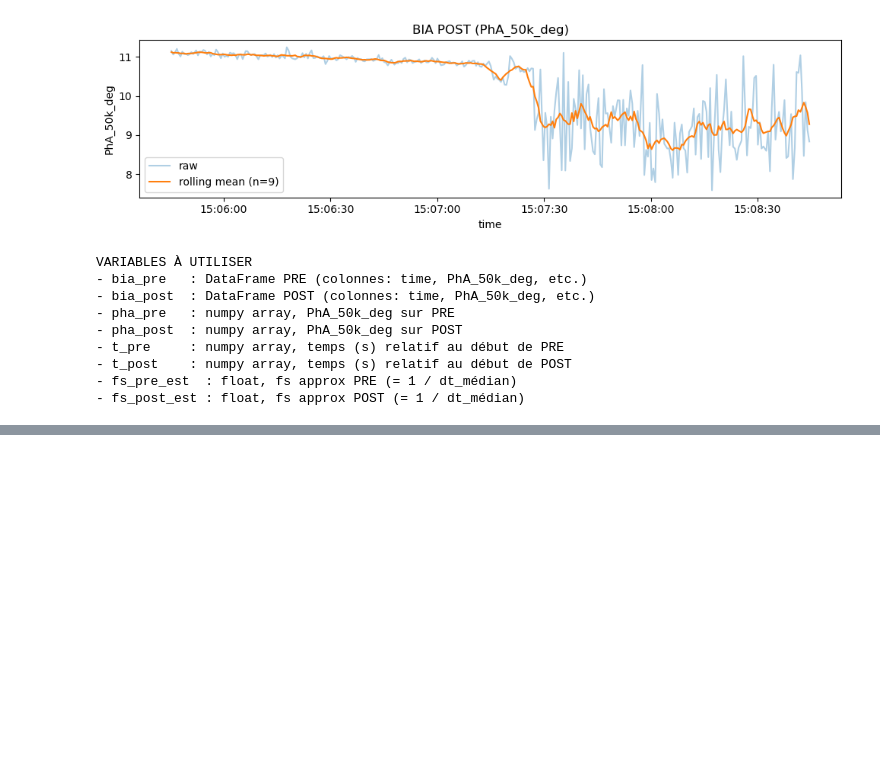
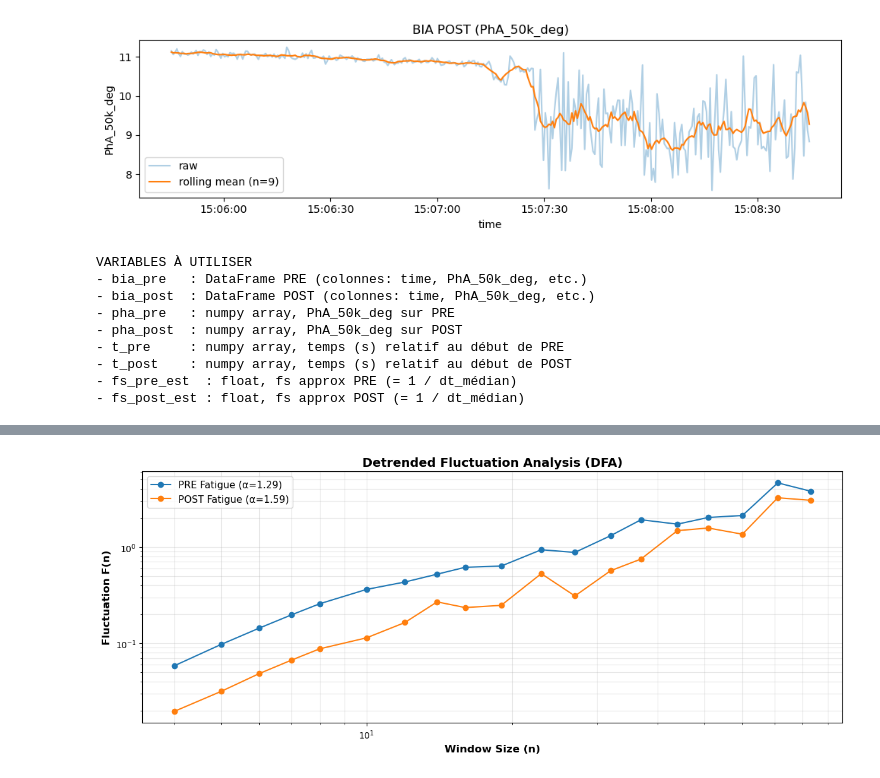
Before and after one commit to lucassavona85-png/Time-Series, a Jupyter notebook: code/Time Serie Raw data import.ipynb, the cells around one changed output, grey strips where cells are left out. Cells and saved outputs as stored; diff of their text form; code cells hidden in the pictures; blank space fills up the shorter version.

```diff
--- a/code/Time Serie Raw data import.ipynb
+++ b/code/Time Serie Raw data import.ipynb
@@ -1199,0 +451,99 @@ SUMMARY OF CORRECTIONS APPLIED:
+# %%
+def dfa_analysis(signal, min_scale=4, max_scale=None, num_scales=20):
+    """
+    Perform Detrended Fluctuation Analysis (DFA)
+
+    Algorithm:
+    1. Integrate the signal (cumulative sum after removing mean)
+    2. Divide into non-overlapping windows of size n
+    3. Fit a polynomial trend in each window and calculate residuals
+    4. Calculate RMS fluctuation F(n) for each window size
+    5. Plot log(F(n)) vs log(n) → slope = scaling exponent α
+
+    Parameters:
+    - signal: 1D array
+    - min_scale: Minimum window size
+    - max_scale: Maximum window size (default: len(signal)//4)
+    - num_scales: Number of scales to analyze
+
+    Returns:
+    - alpha: DFA scaling exponent
+    - scales: Array of window sizes
+    - fluctuations: Array of fluctuation values F(n)
+    """
+    N = len(signal)
+
+    if max_scale is None:
+        max_scale = N // 4
+
+    # Step 1: Integrate the signal (cumulative sum of mean-centered signal)
+    signal_mean = np.mean(signal)
+    y = np.cumsum(signal - signal_mean)
+
+    # Step 2: Define window sizes (scales) logarithmically
+    scales = np.unique(np.logspace(np.log10(min_scale), np.log10(max_scale),
+                                    num=num_scales, dtype=int))
+
+    fluctuations = []
+
+    for scale in scales:
+        # Step 3: Divide into non-overlapping segments
+        num_segments = N // scale
+
+        if num_segments < 1:
+            continue
+
+        # Trim to fit complete segments
+        y_trimmed = y[:num_segments * scale]
+
+        # Reshape into segments
+        segments = y_trimmed.reshape((num_segments, scale))
+
+        # Step 4: Detrend each segment (fit linear trend and compute residuals)
+        fluctuation_sum = 0
+        for segment in segments:
+            # Fit polynomial (order 1 = linear detrending)
+            x_seg = np.arange(scale)
+            coeffs = np.polyfit(x_seg, segment, 1)
+            trend = np.polyval(coeffs, x_seg)
+
+            # Residuals
+            residuals = segment - trend
+
+            # RMS of residuals
+            fluctuation_sum += np.sum(residuals ** 2)
+
+        # Step 5: Average fluctuation for this scale
+        F_n = np.sqrt(fluctuation_sum / (num_segments * scale))
+        fluctuations.append(F_n)
+
+    scales = np.array(scales[:len(fluctuations)])
+    fluctuations = np.array(fluctuations)
+
+    # Step 6: Fit log(F) vs log(n) to get scaling exponent α
+    log_scales = np.log10(scales)
+    log_fluctuations = np.log10(fluctuations)
+
+    coeffs = np.polyfit(log_scales, log_fluctuations, 1)
+    alpha = coeffs[0]  # Slope = DFA exponent
+
+    return alpha, scales, fluctuations
+
+# Perform DFA on PRE and POST signals
+alpha_pre, scales_pre, fluctuations_pre = dfa_analysis(pha_pre_filtered)
+alpha_post, scales_post, fluctuations_post = dfa_analysis(pha_post_filtered)
+print(f"\nDFA SCALING EXPONENTS")
+print(f"PRE Fatigue α: {alpha_pre:.4f}")
+print(f"POST Fatigue α: {alpha_post:.4f}")
+# Plot DFA results
+plt.figure(figsize=(12,5))
+plt.loglog(scales_pre, fluctuations_pre, marker='o', label=f'PRE Fatigue (α={alpha_pre:.2f})')
+plt.loglog(scales_post, fluctuations_post, marker='o', label=f'POST Fatigue (α={alpha_post:.2f})')
+plt.xlabel('Window Size (n)', fontsize=12, fontweight='bold')
+plt.ylabel('Fluctuation F(n)', fontsize=12, fontweight='bold')
+plt.title('Detrended Fluctuation Analysis (DFA)', fontsize=14, fontweight='bold')
+plt.legend(fontsize=11)
+plt.grid(alpha=0.3, which='both')
+plt.tight_layout()
+plt.show()
+# %% [output]
@@ -1199,0 +553 @@ SUMMARY OF CORRECTIONS APPLIED:
+[figure, added]
```
Also changed, not shown: parts of 20 cells of this notebook.
